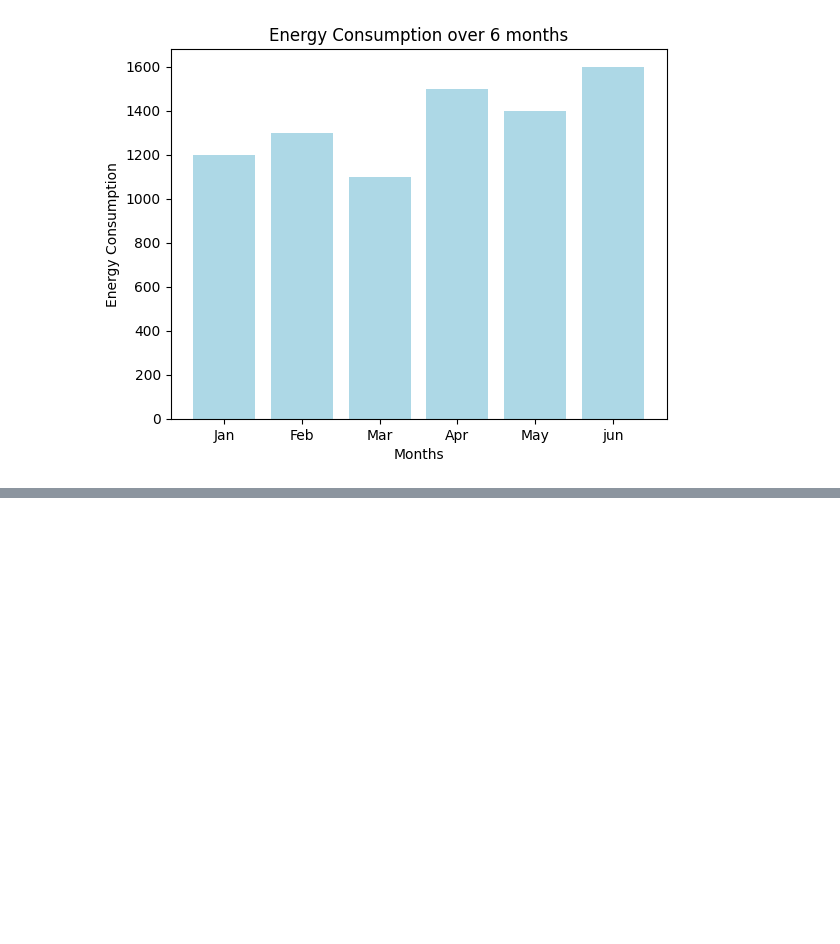
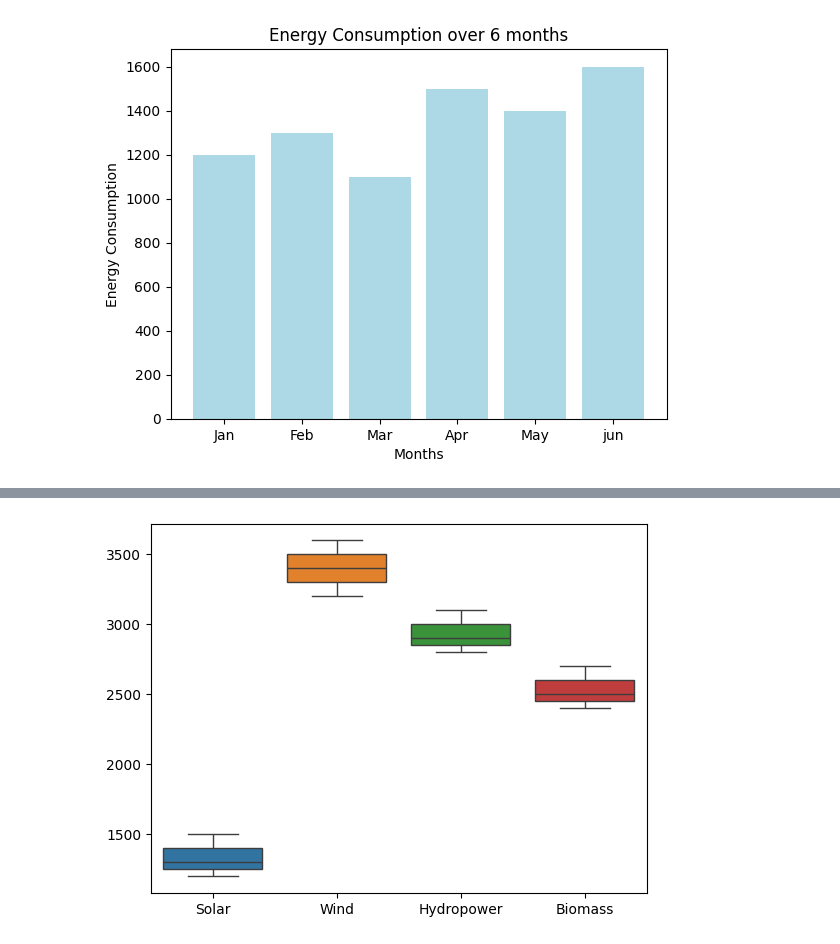
Before and after one commit to PmCoder26/green-ai-project, a Jupyter notebook: src/day_3.ipynb, the cells around one changed output, grey strips where cells are left out. Saved outputs shown, nothing was run; the diff lists cells and outputs as text; code cells hidden in the pictures; blank space fills up the shorter version.

```diff
--- a/src/day_3.ipynb
+++ b/src/day_3.ipynb
@@ -32,0 +62,5 @@ plt.show()
+# %%
+sns.boxplot(data=df, x=)
+plt.show()
+# %% [output]
+[figure, added]
```
Also changed, not shown: parts of 5 cells of this notebook, 2 other files.
